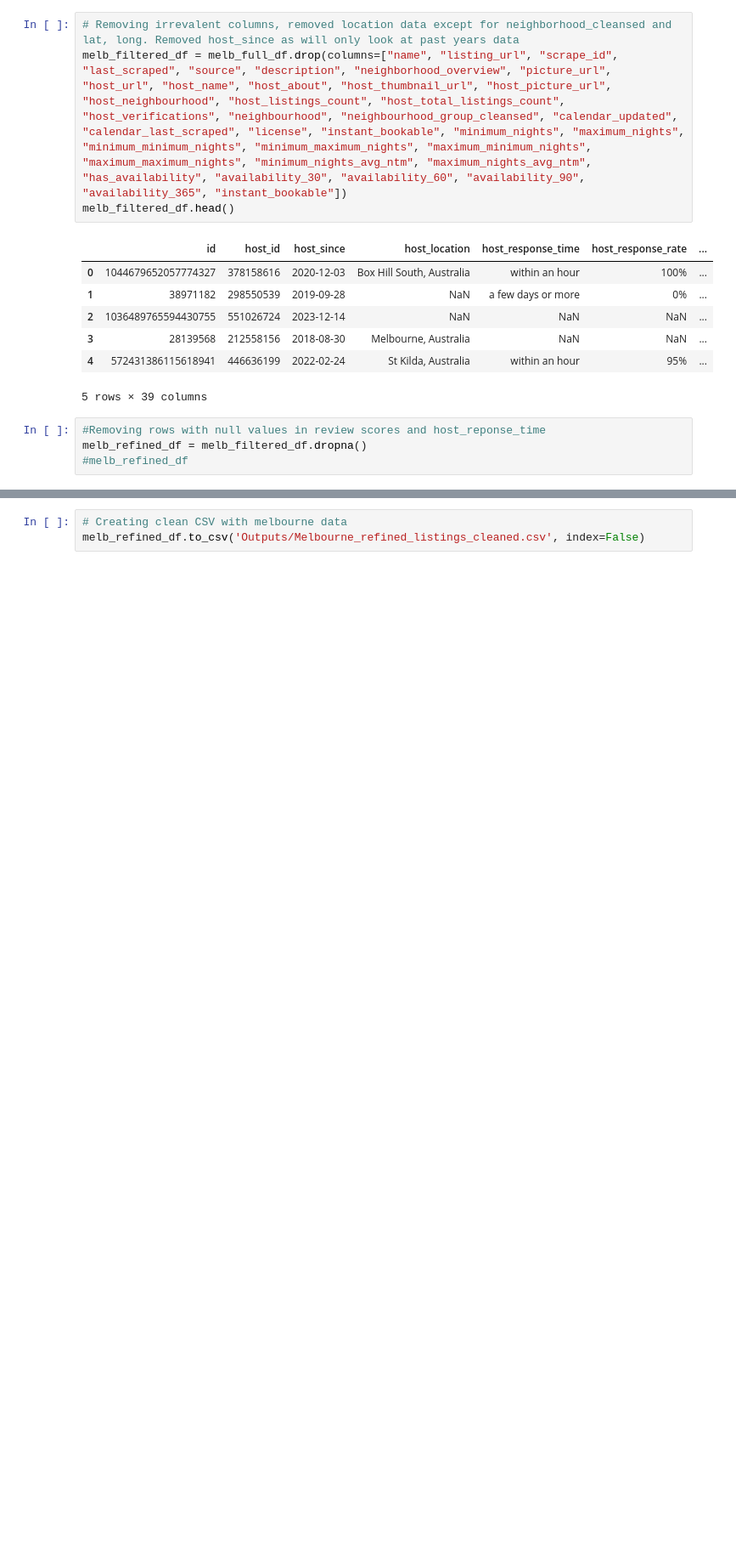
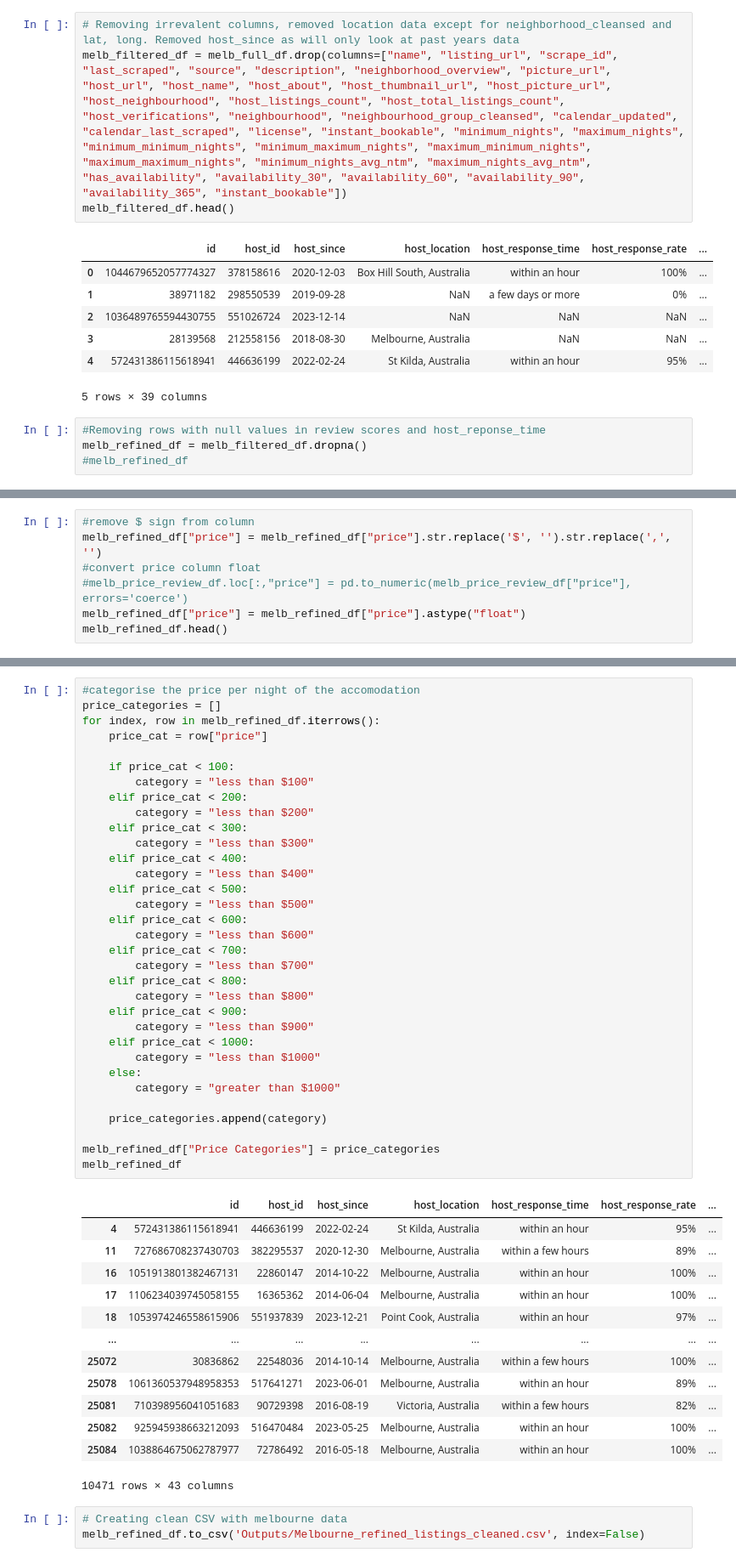
Before and after one commit to lhenry97/Project-1---Group-1, a Jupyter notebook: DataCleaning.ipynb, the cells around one changed output, grey strips where cells are left out. Shown: that part at 85% size. Drawn from its saved outputs; the diff is of its cells as text; blank space fills up the shorter version.

```diff
--- a/DataCleaning.ipynb
+++ b/DataCleaning.ipynb
@@ -42,0 +162,7 @@ len(property_type)
+# %%
+#remove $ sign from column
+melb_refined_df["price"] = melb_refined_df["price"].str.replace('$', '').str.replace(',', '')
+#convert price column float
+#melb_price_review_df.loc[:,"price"] = pd.to_numeric(melb_price_review_df["price"], errors='coerce')
+melb_refined_df["price"] = melb_refined_df["price"].astype("float")
+melb_refined_df.head()
@@ -43,3 +177,50 @@ len(property_type)
+# %%
+#categorise the price per night of the accomodation
+price_categories = []
+for index, row in melb_refined_df.iterrows():
+    price_cat = row["price"]
+
+    if price_cat < 100:
+        category = "less than $100"
+    elif price_cat < 200:
+        category = "less than $200"
+    elif price_cat < 300:
+        category = "less than $300"
+    elif price_cat < 400:
+        category = "less than $400"
+    elif price_cat < 500:
+        category = "less than $500"
+    elif price_cat < 600:
+        category = "less than $600"
+    elif price_cat < 700:
+        category = "less than $700"
+    elif price_cat < 800:
+        category = "less than $800"
+    elif price_cat < 900:
+        category = "less than $900"
+    elif price_cat < 1000:
+        category = "less than $1000"
+    else:
+        category = "greater than $1000"
+
+    price_categories.append(category)
+
+melb_refined_df["Price Categories"] = price_categories
+melb_refined_df
+# %% [output]
+|  | id | host_id | host_since | host_location | host_response_time | host_response_rate | ... |
+| 4 | 572431386115618941 | 446636199 | 2022-02-24 | St Kilda, Australia | within an hour | 95% | ... |
+| 11 | 727686708237430703 | 382295537 | 2020-12-30 | Melbourne, Australia | within a few hours | 89% | ... |
+| 16 | 1051913801382467131 | 22860147 | 2014-10-22 | Melbourne, Australia | within an hour | 100% | ... |
+| 17 | 1106234039745058155 | 16365362 | 2014-06-04 | Melbourne, Australia | within an hour | 100% | ... |
+| 18 | 1053974246558615906 | 551937839 | 2023-12-21 | Point Cook, Australia | within an hour | 97% | ... |
+| ... | ... | ... | ... | ... | ... | ... | ... |
+| 25072 | 30836862 | 22548036 | 2014-10-14 | Melbourne, Australia | within a few hours | 100% | ... |
+| 25078 | 1061360537948958353 | 517641271 | 2023-06-01 | Melbourne, Australia | within an hour | 89% | ... |
+| 25081 | 710398956041051683 | 90729398 | 2016-08-19 | Victoria, Australia | within a few hours | 82% | ... |
+| 25082 | 925945938663212093 | 516470484 | 2023-05-25 | Melbourne, Australia | within an hour | 100% | ... |
+| 25084 | 1038864675062787977 | 72786492 | 2016-05-18 | Melbourne, Australia | within an hour | 100% | ... |
+10471 rows × 43 columns
 # %%
 # Creating clean CSV with melbourne data
 melb_refined_df.to_csv('Outputs/Melbourne_refined_listings_cleaned.csv', index=False)
```
Also changed, not shown: parts of 10 cells of this notebook, 4 other files.
